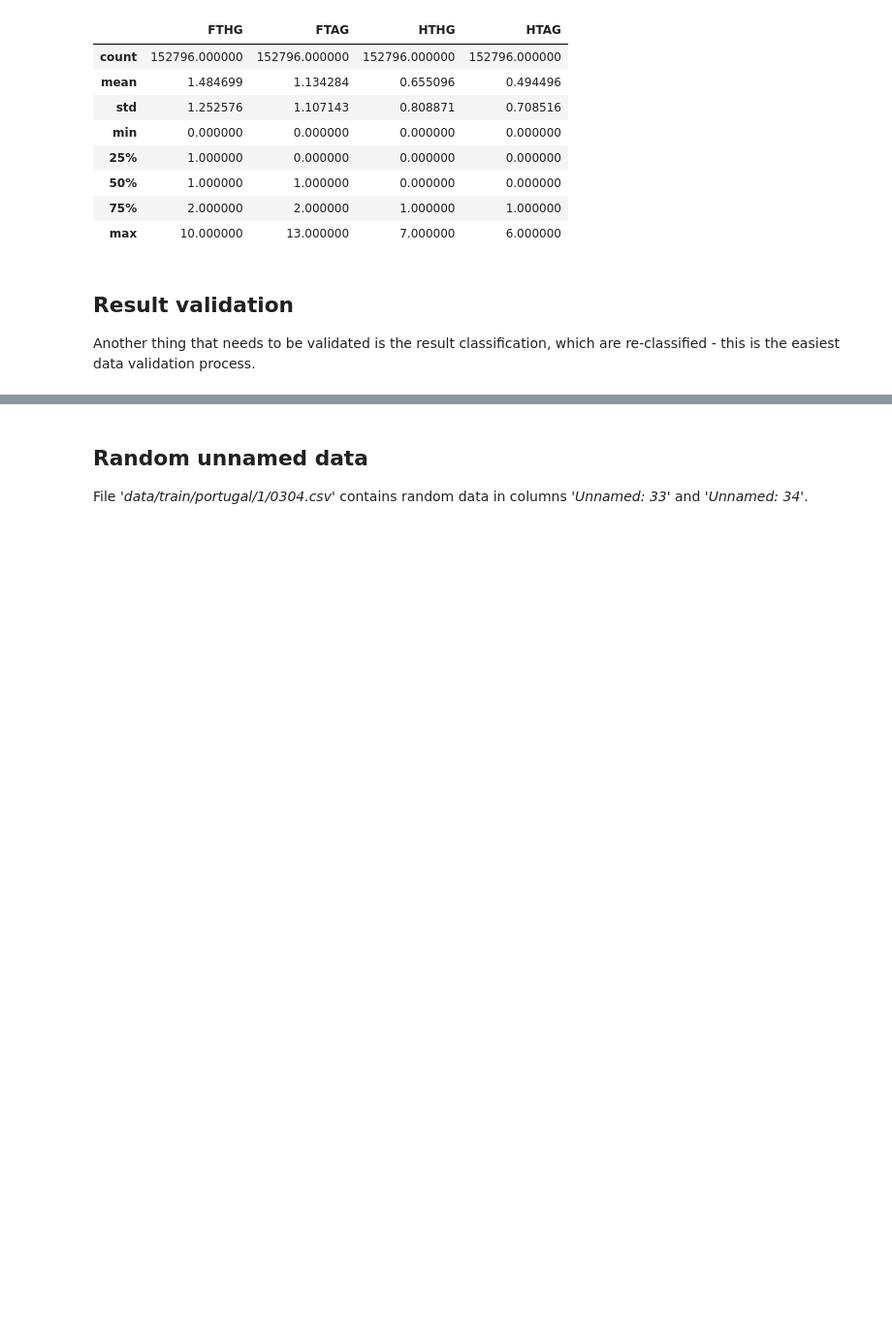
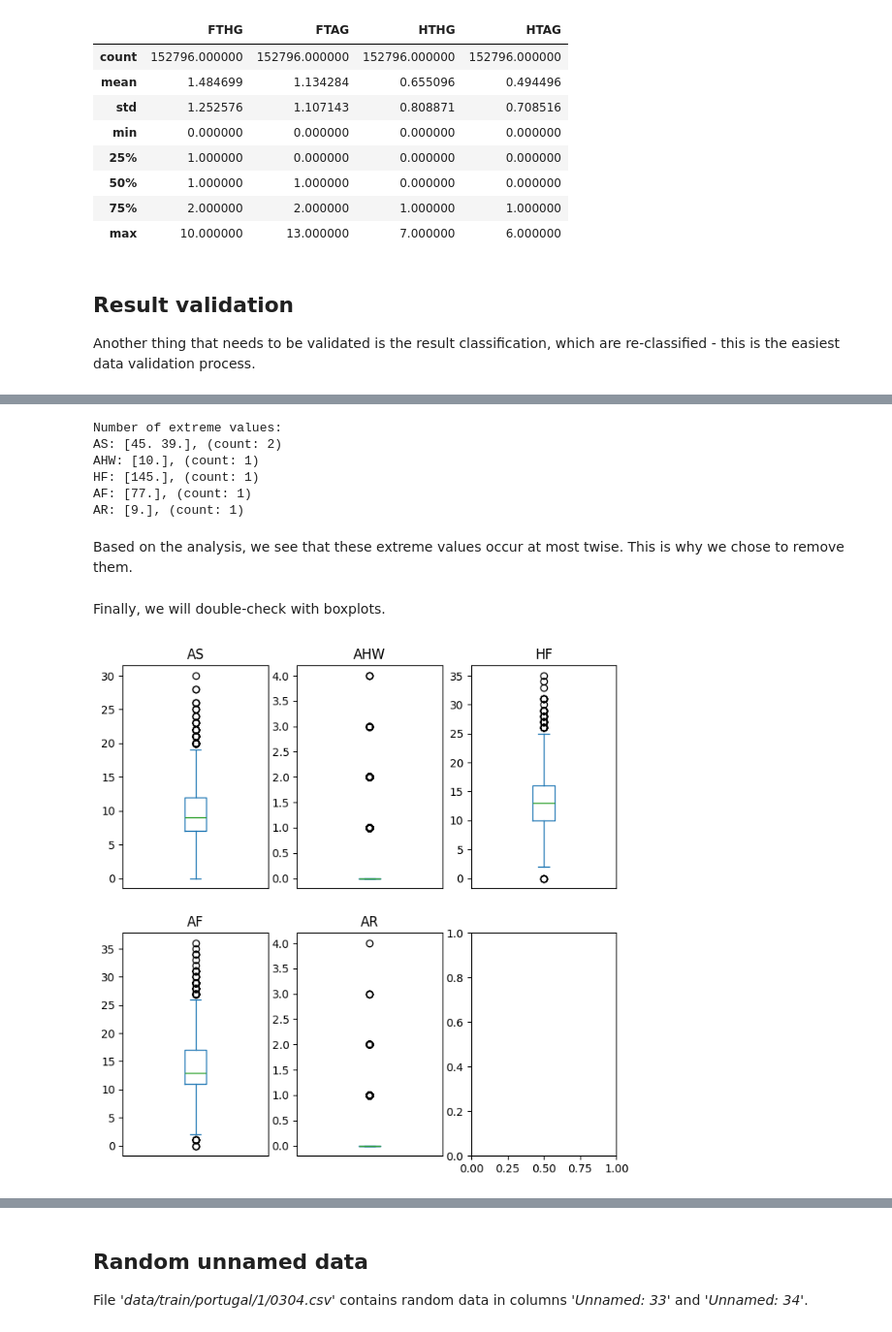
Before and after one commit to balooooooooo/machine-learning-2-coursework, a Jupyter notebook: preprocessing.ipynb, the cells around one changed output, grey strips where cells are left out. Shown at 97% size. Drawn from its saved outputs; the diff is of its cells as text; code cells hidden in the pictures; blank space fills up the shorter version.

```diff
--- a/preprocessing.ipynb
+++ b/preprocessing.ipynb
@@ -191,0 +214,45 @@ stat_outliers
+# %%
+stat_jump = [
+    "AS", "AHW", "HF", "AF", "AR"
+]
+stats_cut = [
+    38, 6, 100, 60, 6
+]
+
+print("Number of extreme values:")
+for i, col in enumerate(stat_jump):
+    cutoff = stats_cut[i]
+    x = df[col].to_numpy()
+    extreme = x[x > cutoff]
+    print(f"{col}: {extreme}, (count: {len(extreme)})")
+
+plt.show()
+# %% [output]
+Number of extreme values:
+AS: [45. 39.], (count: 2)
+AHW: [10.], (count: 1)
+HF: [145.], (count: 1)
+AF: [77.], (count: 1)
+AR: [9.], (count: 1)
+# %% [markdown]
+Based on the analysis, we see that these extreme values occur at most twise. This is why we chose to remove them.
+# %%
+criteria = dict(zip(stat_jump, stats_cut))
+for column, value in criteria.items():
+    df = df[df[column] < value]
+# %% [markdown]
+Finally, we will double-check with boxplots.
+# %%
+fig, axes = plt.subplots(nrows=2, ncols = 3, figsize = (8, 8))
+axes = axes.ravel()
+
+for i, col in enumerate(stat_jump):
+    # Data
+    df[col].plot(kind='box', ax = axes[i])
+    # Styling
+    axes[i].set_title(col)
+    axes[i].axes.get_xaxis().set_visible(False)
+
+plt.show()
+# %% [output]
+[figure, added]
```
Also changed, not shown: parts of 10 cells of this notebook.
